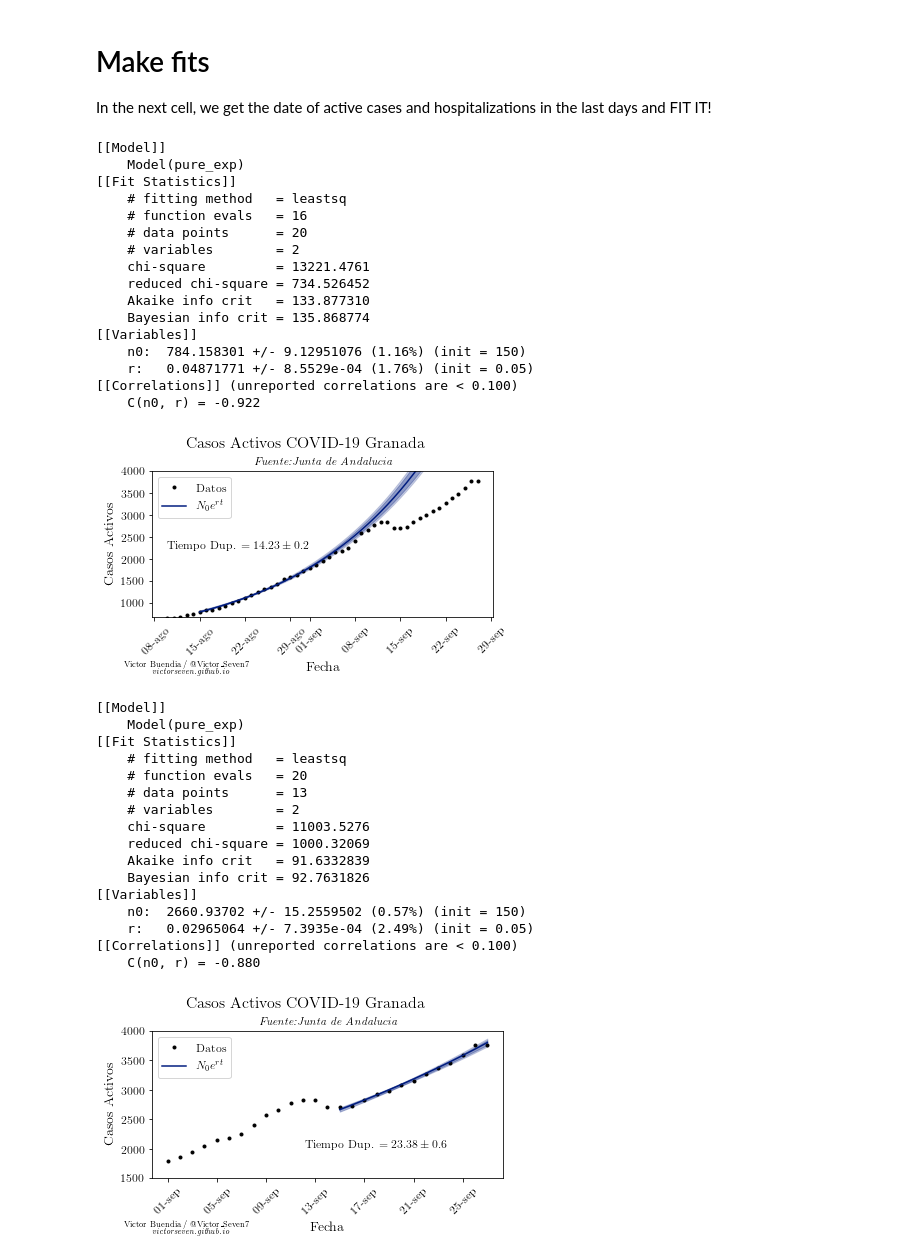
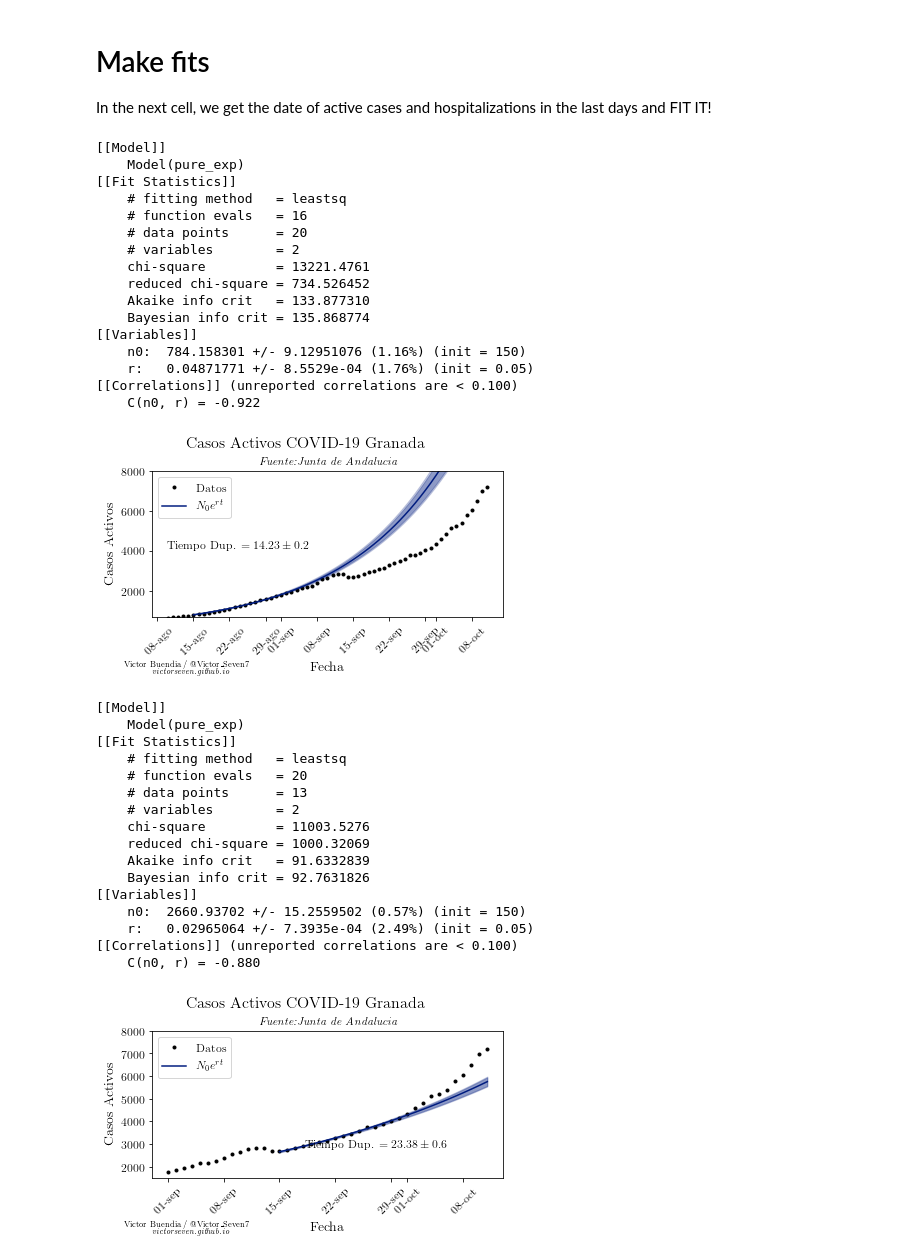
Before and after one commit to VictorSeven/CovidAndalucia, a Jupyter notebook: analisis/analisys.ipynb, the cells around one changed output. Saved outputs shown, nothing was run; the diff lists cells and outputs as text; code cells hidden in the pictures.

Commit message:
Added 14-day incidence, changed format, new weekly data

```diff
--- a/analisis/analisys.ipynb
+++ b/analisis/analisys.ipynb
@@ -389,40 +390,48 @@ def saturation(pars_dict):
 
     return value,error
 
 models_dict = {r"$N_0 e^{rt}$":pure_exp}
 observ_dict = {"Tiempo Dup.": pure_dup_time}
 
 make_fit(data_pr.Fecha, activos, models_dict, observ_dict,
          "2020-08-15", "2020-09-04",
-         "2020-08-10", "2020-09-28",
-         "2020-09-28",
-         "r", GRAPHS_OUT + "gr_fit_agosto",  ylim=4000, logscale=False)
+         "2020-08-10", "2020-10-12",
+         "2020-10-12",
+         "r", GRAPHS_OUT + "gr_fit_agosto",  ylim=8000, logscale=False)
 
 
 make_fit(data_pr.Fecha, activos, models_dict, observ_dict,
          "2020-09-15", "2020-09-28",
-         "2020-09-1", "2020-09-28",
-         "2020-09-28",
-         "r", GRAPHS_OUT + "gr_fit_28_sept",  ylim=[1500,4000], logscale=False,
+         "2020-09-1", "2020-10-12",
+         "2020-10-12",
+         "r", GRAPHS_OUT + "gr_fit_28_sept",  ylim=[1500,8000], logscale=False,
          text_pos = (0.5,0.4))
+
+
+make_fit(data_pr.Fecha, activos, models_dict, observ_dict,
+         "2020-09-28", "2020-10-5",
+         "2020-09-1", "2020-10-12",
+         "2020-10-12",
+         "r", GRAPHS_OUT + "gr_fit_octubre",  ylim=[1500,8000], logscale=False,
+         text_pos = (0.5,0.4))
 # %% [output]
 [[Model]]
     Model(pure_exp)
 [[Fit Statistics]]
     # fitting method   = leastsq
     # function evals   = 16
     # data points      = 20
     # variables        = 2
     chi-square         = 13221.4761
     reduced chi-square = 734.526452
     Akaike info crit   = 133.877310
     Bayesian info crit = 135.868774
 [[Variables]]
     n0:  784.158301 +/- 9.12951076 (1.16%) (init = 150)
     r:   0.04871771 +/- 8.5529e-04 (1.76%) (init = 0.05)
 [[Correlations]] (unreported correlations are < 0.100)
     C(n0, r) = -0.922
-[figure, old version]
+[figure, new version]
 [[Model]]
     Model(pure_exp)
 [[Fit Statistics]]
@@ -439,4 +448,4 @@ make_fit(data_pr.Fecha, activos, models_dict, observ_dict,
     r:   0.02965064 +/- 7.3935e-04 (2.49%) (init = 0.05)
 [[Correlations]] (unreported correlations are < 0.100)
     C(n0, r) = -0.880
-[figure, old version]
+[figure, new version]
```
Also changed, not shown: parts of 2 cells of this notebook, 17 other files.
